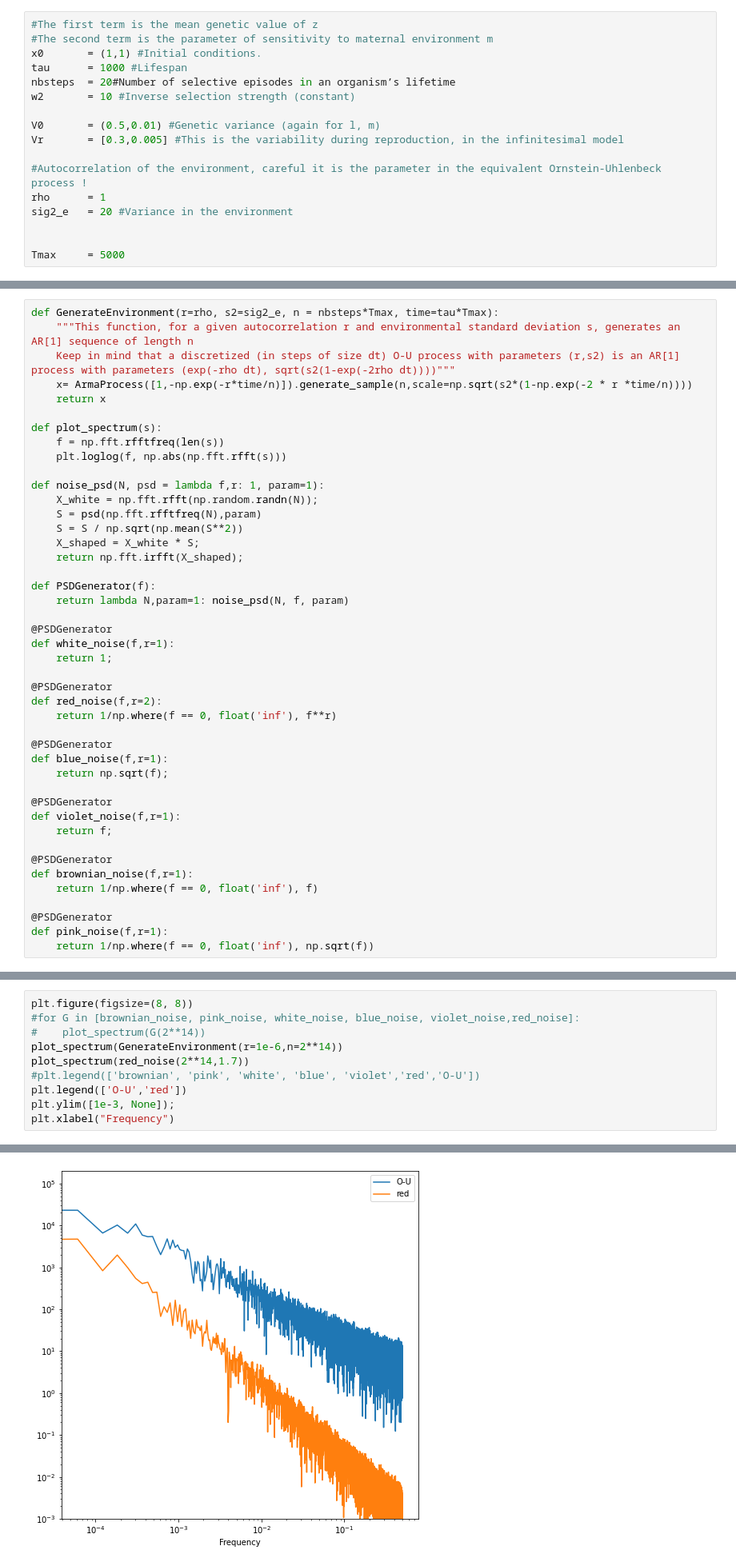
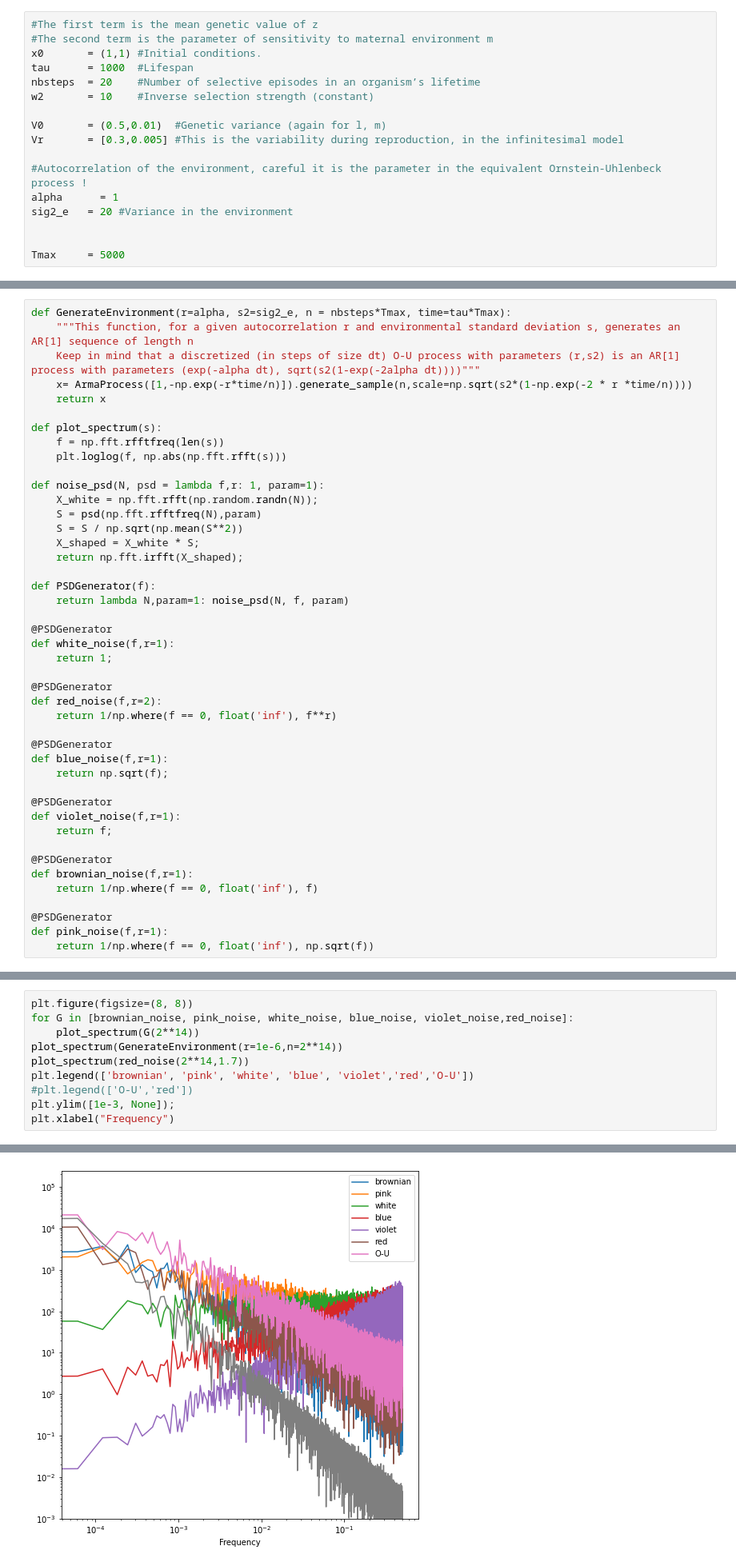
Before and after one commit to pcourau/Maternal_Bet_Hedging, a Jupyter notebook: Simulations_Maternal_Bet_Final.ipynb, the cells around one changed output, grey strips where cells are left out. Shown at 80% size. Drawn from its saved outputs; the diff is of its cells as text.

```diff
--- a/Simulations_Maternal_Bet_Final.ipynb
+++ b/Simulations_Maternal_Bet_Final.ipynb
@@ -14,15 +12,15 @@ import pdb
 #The first term is the mean genetic value of z
 #The second term is the parameter of sensitivity to maternal environment m
 x0       = (1,1) #Initial conditions.
-tau      = 1000 #Lifespan
-nbsteps  = 20#Number of selective episodes in an organism’s lifetime
-w2       = 10 #Inverse selection strength (constant)
+tau      = 1000  #Lifespan
+nbsteps  = 20    #Number of selective episodes in an organism’s lifetime
+w2       = 10    #Inverse selection strength (constant)
 
-V0       = (0.5,0.01) #Genetic variance (again for l, m)
+V0       = (0.5,0.01)  #Genetic variance (again for l, m)
 Vr       = [0.3,0.005] #This is the variability during reproduction, in the infinitesimal model
 
 #Autocorrelation of the environment, careful it is the parameter in the equivalent Ornstein-Uhlenbeck process !
-rho      = 1
+alpha      = 1
 sig2_e   = 20 #Variance in the environment
 
 
@@ -30,9 +28,9 @@ Tmax     = 5000
 # %% [markdown]
 #### Environment
 # %%
-def GenerateEnvironment(r=rho, s2=sig2_e, n = nbsteps*Tmax, time=tau*Tmax):
+def GenerateEnvironment(r=alpha, s2=sig2_e, n = nbsteps*Tmax, time=tau*Tmax):
     """This function, for a given autocorrelation r and environmental standard deviation s, generates an AR[1] sequence of length n
-    Keep in mind that a discretized (in steps of size dt) O-U process with parameters (r,s2) is an AR[1] process with parameters (exp(-rho dt), sqrt(s2(1-exp(-2rho dt))))"""
+    Keep in mind that a discretized (in steps of size dt) O-U process with parameters (r,s2) is an AR[1] process with parameters (exp(-alpha dt), sqrt(s2(1-exp(-2alpha dt))))"""
     x= ArmaProcess([1,-np.exp(-r*time/n)]).generate_sample(n,scale=np.sqrt(s2*(1-np.exp(-2 * r *time/n))))
     return x
 
@@ -80,17 +84,17 @@ plt.plot(GenerateEnvironment())
 [figure]
 # %%
 plt.figure(figsize=(8, 8))
-#for G in [brownian_noise, pink_noise, white_noise, blue_noise, violet_noise,red_noise]:
-#    plot_spectrum(G(2**14))
+for G in [brownian_noise, pink_noise, white_noise, blue_noise, violet_noise,red_noise]:
+    plot_spectrum(G(2**14))
 plot_spectrum(GenerateEnvironment(r=1e-6,n=2**14))
 plot_spectrum(red_noise(2**14,1.7))
-#plt.legend(['brownian', 'pink', 'white', 'blue', 'violet','red','O-U'])
-plt.legend(['O-U','red'])
+plt.legend(['brownian', 'pink', 'white', 'blue', 'violet','red','O-U'])
+#plt.legend(['O-U','red'])
 plt.ylim([1e-3, None]);
 plt.xlabel("Frequency")
 # %% [output]
 Text(0.5, 0, 'Frequency')
-[figure, old version]
+[figure, new version]
 # %%
 plt.figure(figsize=(8, 8))
 for G in [brownian_noise, blue_noise, violet_noise,red_noise]:
```
Also changed, not shown: parts of 70 cells of this notebook.
